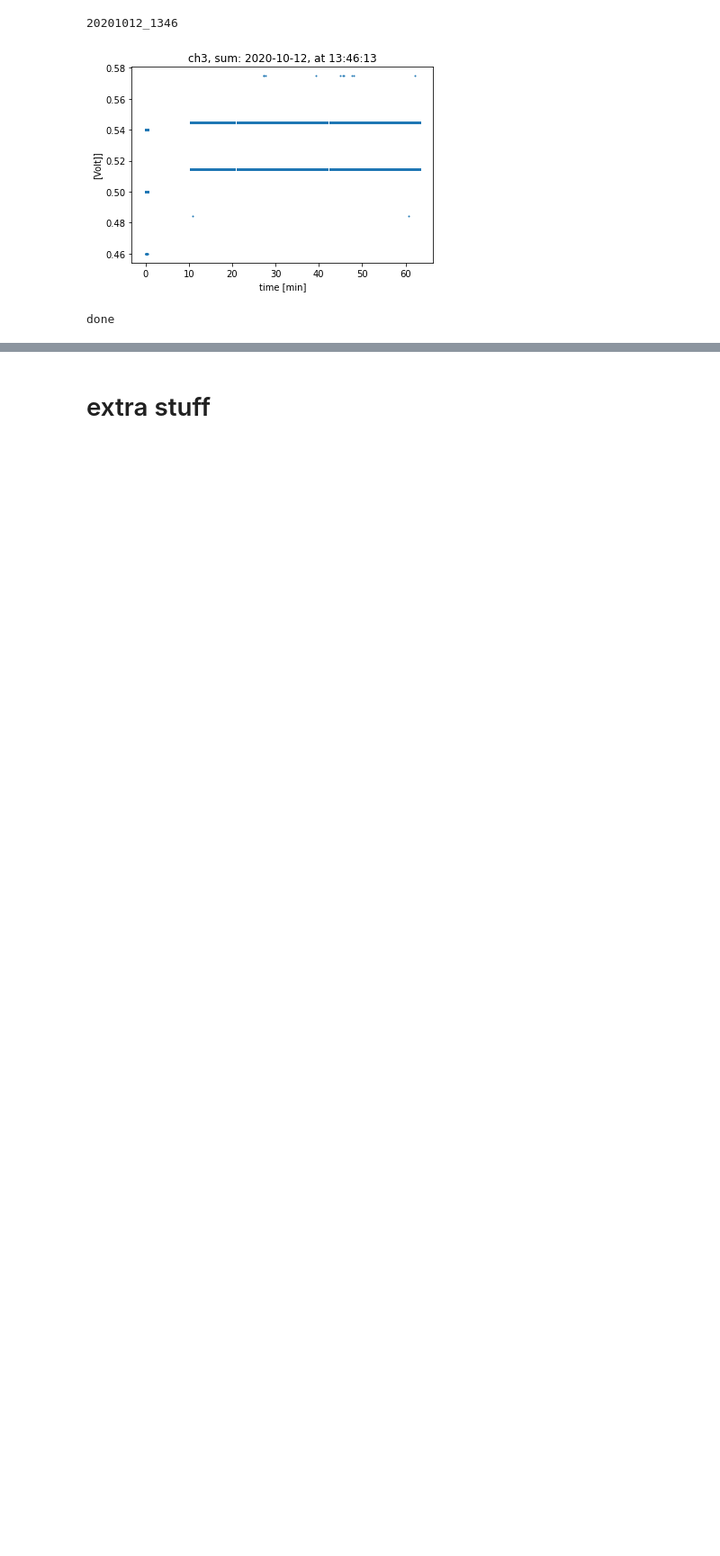
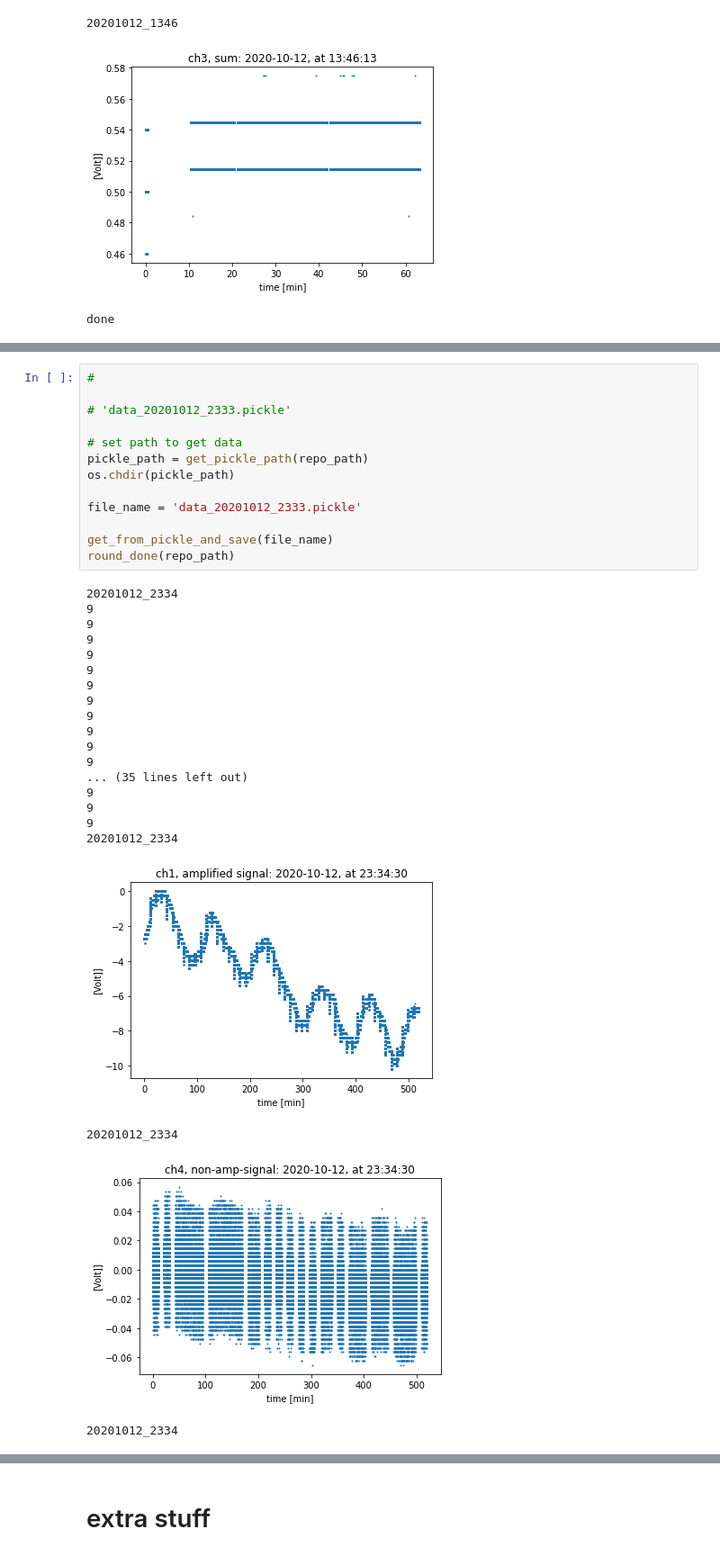
Before and after one commit to EinavGry/Lab---precision-measurements, a Jupyter notebook: Reading_out_data.ipynb, the cells around one changed output, grey strips where cells are left out. Shown at 90% size. Saved outputs shown, nothing was run; the diff lists cells and outputs as text; blank space fills up the shorter version.

```diff
--- a/Reading_out_data.ipynb
+++ b/Reading_out_data.ipynb
@@ -2243 +2241,36 @@ round_done(repo_path)
 done
+# %%
+#
+
+# 'data_20201012_2333.pickle'
+
+# set path to get data
+pickle_path = get_pickle_path(repo_path)
+os.chdir(pickle_path)
+
+file_name = 'data_20201012_2333.pickle'
+
+get_from_pickle_and_save(file_name)
+round_done(repo_path)
+# %% [output]
+20201012_2334
+9
+9
+9
+9
+9
+9
+9
+9
+9
+9
+9
+... (35 lines left out)
+9
+9
+9
+20201012_2334
+[figure, added]
+20201012_2334
+[figure, added]
+20201012_2334
```
Also changed, not shown: parts of 4 cells of this notebook, 1 other file.
